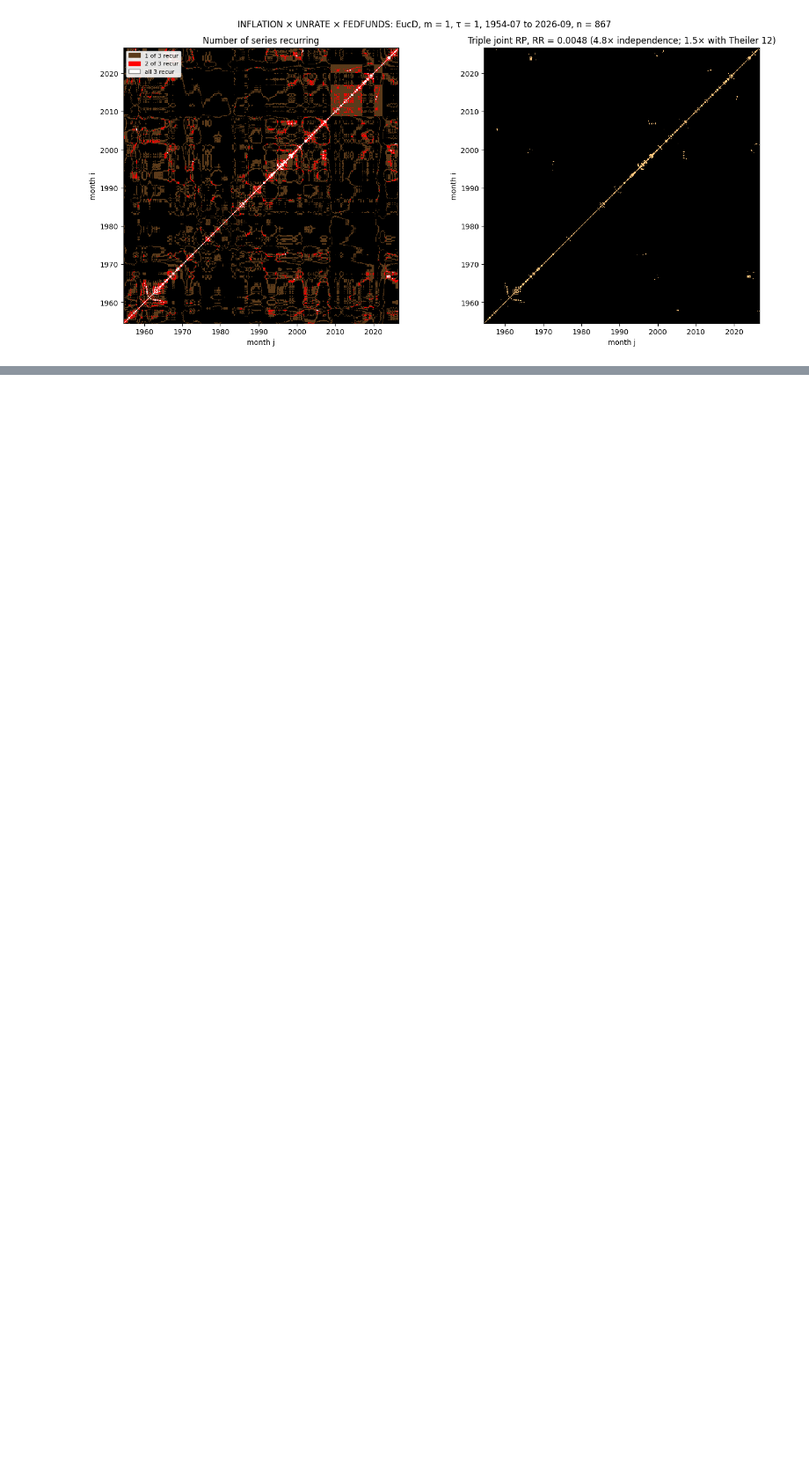
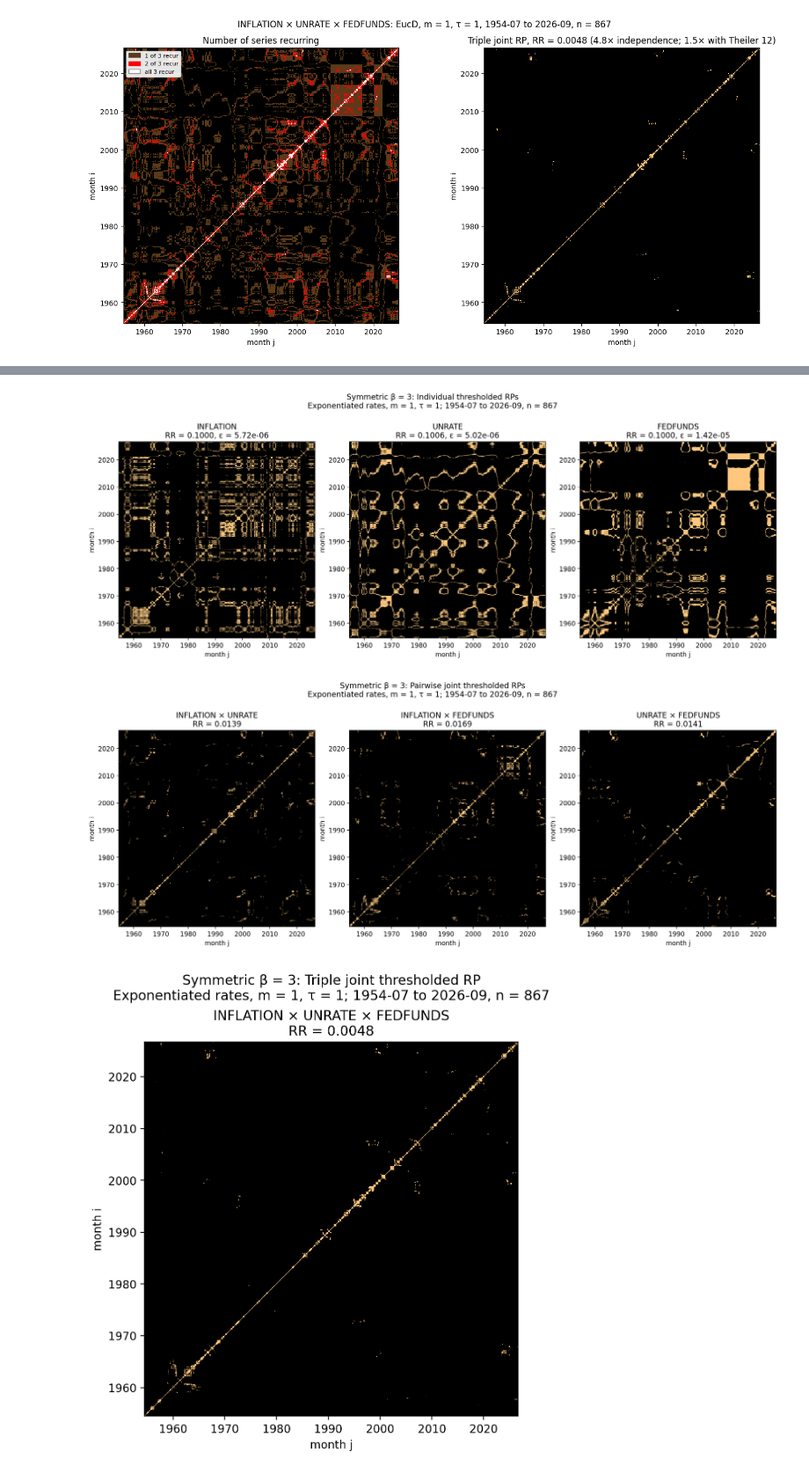
Before and after one commit to Anastasios-Vlachmpeis/Recurrence-Plot-Research, a Jupyter notebook: CPI_UNRATE_FEDFUNDS_RR.ipynb, the cells around one changed output, grey strips where cells are left out. Shown at 88% size. Cells and saved outputs as stored; diff of their text form; code cells hidden in the pictures; blank space fills up the shorter version.

```diff
--- a/CPI_UNRATE_FEDFUNDS_RR.ipynb
+++ b/CPI_UNRATE_FEDFUNDS_RR.ipynb
@@ -400,0 +516,6 @@ jrp3 = plot_triple_jrp("INFLATION", "UNRATE", "FEDFUNDS")
+# %%
+beta_results[3] = plot_beta_rps(3)
+# %% [output]
+[figure, added]
+[figure, added]
+[figure, added]
```
Also changed, not shown: parts of 7 cells of this notebook, 3 other files.
